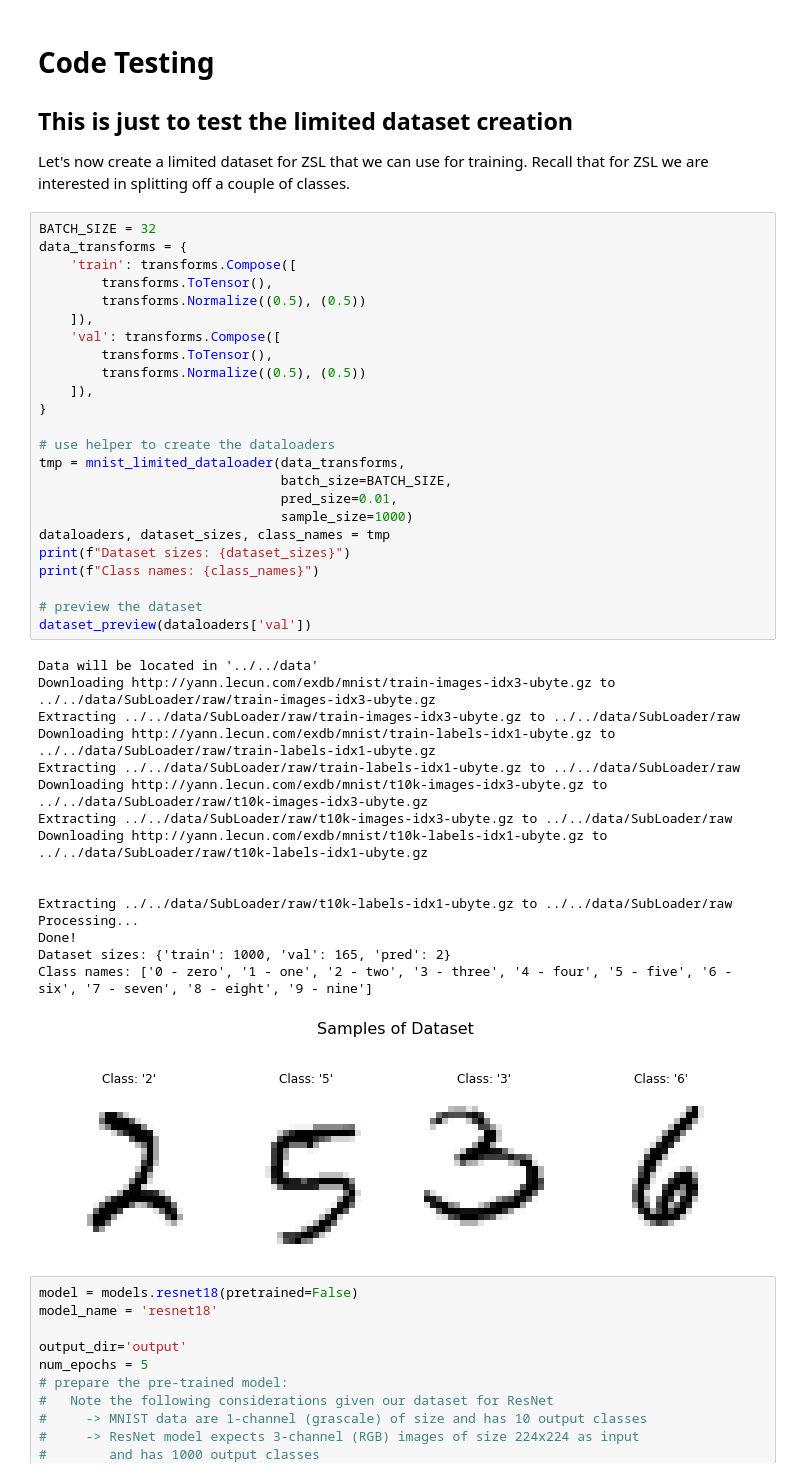
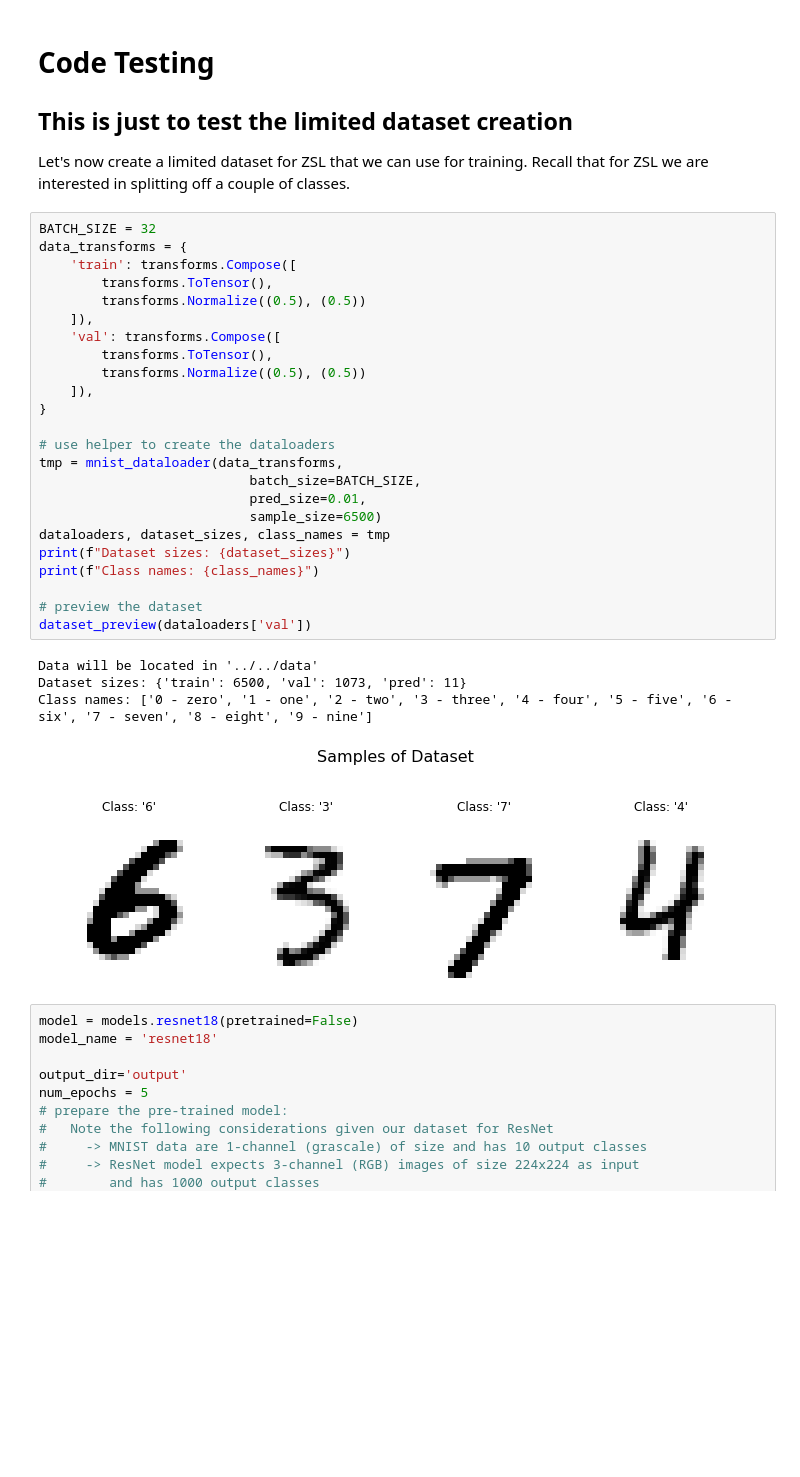
Before and after one commit to christnp/e6998-project, a Jupyter notebook: src/zero-shot/zero-shot-learning.ipynb, the cells around one changed output. Saved outputs shown, nothing was run; the diff lists cells and outputs as text; blank space fills up the shorter version.

```diff
--- a/src/zero-shot/zero-shot-learning.ipynb
+++ b/src/zero-shot/zero-shot-learning.ipynb
@@ -156,44 +156,32 @@ Let's now create a limited dataset for ZSL that we can use for training. Recall
 # %%
 BATCH_SIZE = 32
 data_transforms = {
     'train': transforms.Compose([
         transforms.ToTensor(),
         transforms.Normalize((0.5), (0.5))
     ]),
     'val': transforms.Compose([
         transforms.ToTensor(),
         transforms.Normalize((0.5), (0.5))
     ]),
 }
 
 # use helper to create the dataloaders
-tmp = mnist_limited_dataloader(data_transforms,
-                               batch_size=BATCH_SIZE,
-                               pred_size=0.01,
-                               sample_size=1000)
+tmp = mnist_dataloader(data_transforms,
+                           batch_size=BATCH_SIZE,
+                           pred_size=0.01,
+                           sample_size=6500)
 dataloaders, dataset_sizes, class_names = tmp
 print(f"Dataset sizes: {dataset_sizes}")
 print(f"Class names: {class_names}")
 
 # preview the dataset
 dataset_preview(dataloaders['val'])
 # %% [output]
 Data will be located in '../../data'
-Downloading http://yann.lecun.com/exdb/mnist/train-images-idx3-ubyte.gz to ../../data/SubLoader/raw/train-images-idx3-ubyte.gz
-Extracting ../../data/SubLoader/raw/train-images-idx3-ubyte.gz to ../../data/SubLoader/raw
-Downloading http://yann.lecun.com/exdb/mnist/train-labels-idx1-ubyte.gz to ../../data/SubLoader/raw/train-labels-idx1-ubyte.gz
-Extracting ../../data/SubLoader/raw/train-labels-idx1-ubyte.gz to ../../data/SubLoader/raw
-Downloading http://yann.lecun.com/exdb/mnist/t10k-images-idx3-ubyte.gz to ../../data/SubLoader/raw/t10k-images-idx3-ubyte.gz
-Extracting ../../data/SubLoader/raw/t10k-images-idx3-ubyte.gz to ../../data/SubLoader/raw
-Downloading http://yann.lecun.com/exdb/mnist/t10k-labels-idx1-ubyte.gz to ../../data/SubLoader/raw/t10k-labels-idx1-ubyte.gz
-
-
-Extracting ../../data/SubLoader/raw/t10k-labels-idx1-ubyte.gz to ../../data/SubLoader/raw
-Processing...
-Done!
-Dataset sizes: {'train': 1000, 'val': 165, 'pred': 2}
+Dataset sizes: {'train': 6500, 'val': 1073, 'pred': 11}
 Class names: ['0 - zero', '1 - one', '2 - two', '3 - three', '4 - four', '5 - five', '6 - six', '7 - seven', '8 - eight', '9 - nine']
-[figure, old version]
+[figure, new version]
 # %%
 model = models.resnet18(pretrained=False)
 model_name = 'resnet18'
```
Also changed, not shown: parts of 1 cell of this notebook, 4 other files.
